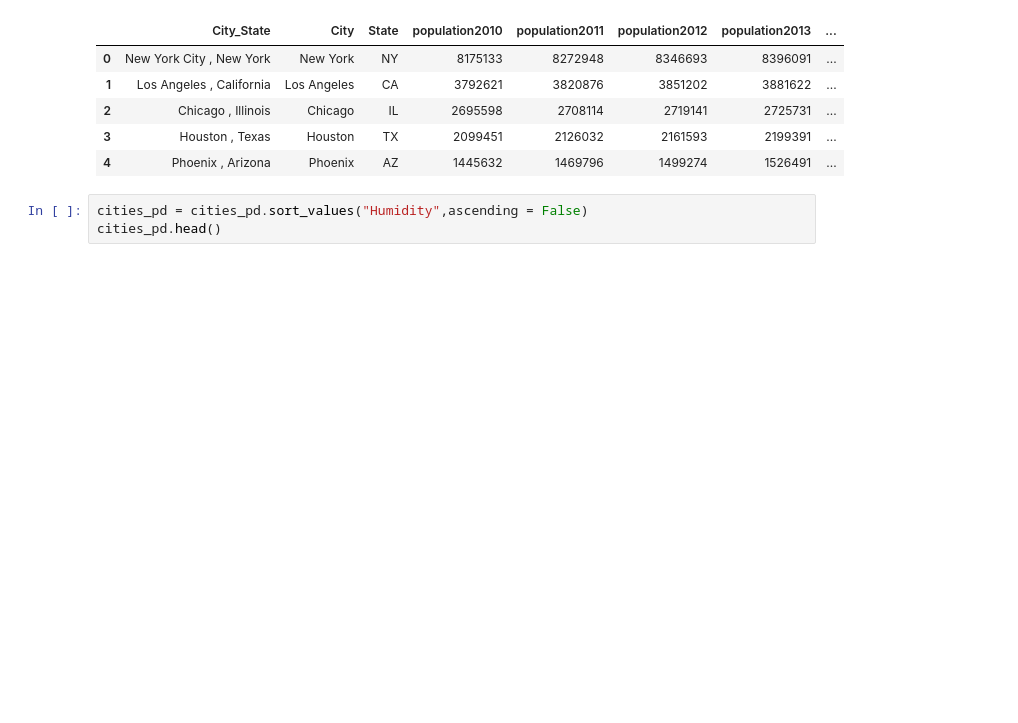
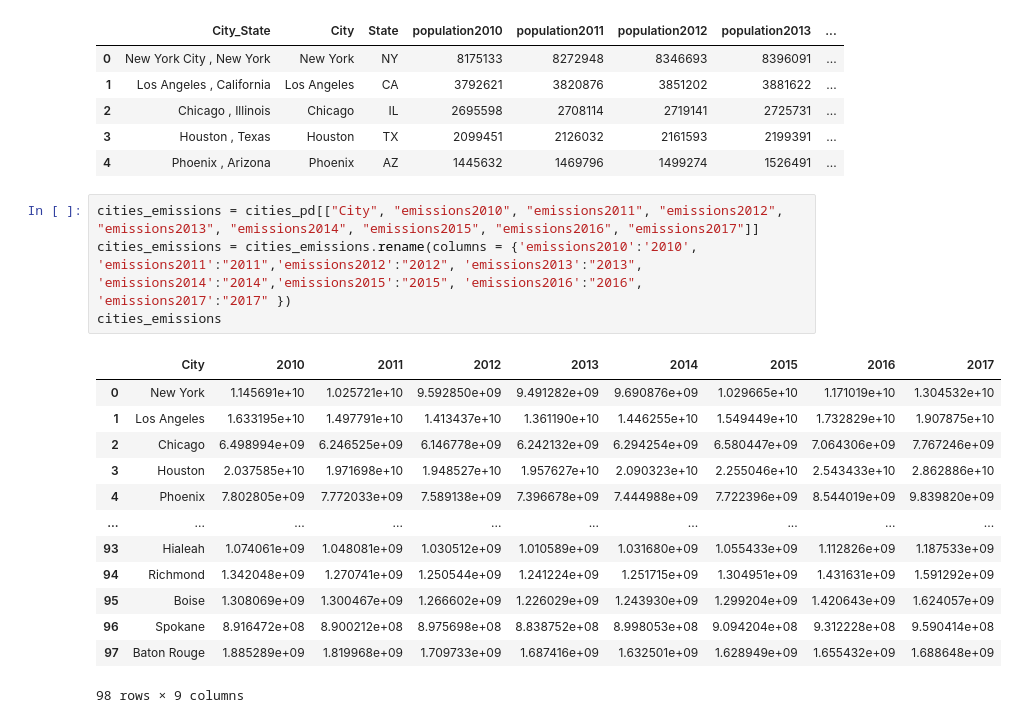
Before and after one commit to shadiaduery/bootcamp-group_project-3, a Jupyter notebook: Analysis/Graphs.ipynb, the cells around one changed output. Saved outputs shown, nothing was run; the diff lists cells and outputs as text; blank space fills up the shorter version.

```diff
--- a/Analysis/Graphs.ipynb
+++ b/Analysis/Graphs.ipynb
@@ -17,6 +17,21 @@ cities_pd.head()
 | 2 | Chicago , Illinois | Chicago | IL | 2695598 | 2708114 | 2719141 | 2725731 | ... |
 | 3 | Houston , Texas | Houston | TX | 2099451 | 2126032 | 2161593 | 2199391 | ... |
 | 4 | Phoenix , Arizona | Phoenix | AZ | 1445632 | 1469796 | 1499274 | 1526491 | ... |
-# %%
-cities_pd = cities_pd.sort_values("Humidity",ascending = False)
-cities_pd.head()
+# %%
+cities_emissions = cities_pd[["City", "emissions2010", "emissions2011", "emissions2012", "emissions2013", "emissions2014", "emissions2015", "emissions2016", "emissions2017"]]
+cities_emissions = cities_emissions.rename(columns = {'emissions2010':'2010', 'emissions2011':"2011",'emissions2012':"2012", 'emissions2013':"2013", 'emissions2014':"2014",'emissions2015':"2015", 'emissions2016':"2016", 'emissions2017':"2017" })
+cities_emissions
+# %% [output]
+|  | City | 2010 | 2011 | 2012 | 2013 | 2014 | 2015 | 2016 | 2017 |
+| 0 | New York | 1.145691e+10 | 1.025721e+10 | 9.592850e+09 | 9.491282e+09 | 9.690876e+09 | 1.029665e+10 | 1.171019e+10 | 1.304532e+10 |
+| 1 | Los Angeles | 1.633195e+10 | 1.497791e+10 | 1.413437e+10 | 1.361190e+10 | 1.446255e+10 | 1.549449e+10 | 1.732829e+10 | 1.907875e+10 |
+| 2 | Chicago | 6.498994e+09 | 6.246525e+09 | 6.146778e+09 | 6.242132e+09 | 6.294254e+09 | 6.580447e+09 | 7.064306e+09 | 7.767246e+09 |
+| 3 | Houston | 2.037585e+10 | 1.971698e+10 | 1.948527e+10 | 1.957627e+10 | 2.090323e+10 | 2.255046e+10 | 2.543433e+10 | 2.862886e+10 |
+| 4 | Phoenix | 7.802805e+09 | 7.772033e+09 | 7.589138e+09 | 7.396678e+09 | 7.444988e+09 | 7.722396e+09 | 8.544019e+09 | 9.839820e+09 |
+| ... | ... | ... | ... | ... | ... | ... | ... | ... | ... |
+| 93 | Hialeah | 1.074061e+09 | 1.048081e+09 | 1.030512e+09 | 1.010589e+09 | 1.031680e+09 | 1.055433e+09 | 1.112826e+09 | 1.187533e+09 |
+| 94 | Richmond | 1.342048e+09 | 1.270741e+09 | 1.250544e+09 | 1.241224e+09 | 1.251715e+09 | 1.304951e+09 | 1.431631e+09 | 1.591292e+09 |
+| 95 | Boise | 1.308069e+09 | 1.300467e+09 | 1.266602e+09 | 1.226029e+09 | 1.243930e+09 | 1.299204e+09 | 1.420643e+09 | 1.624057e+09 |
+| 96 | Spokane | 8.916472e+08 | 8.900212e+08 | 8.975698e+08 | 8.838752e+08 | 8.998053e+08 | 9.094204e+08 | 9.312228e+08 | 9.590414e+08 |
+| 97 | Baton Rouge | 1.885289e+09 | 1.819968e+09 | 1.709733e+09 | 1.687416e+09 | 1.632501e+09 | 1.628949e+09 | 1.655432e+09 | 1.688648e+09 |
+98 rows × 9 columns
```
Also changed, not shown: parts of 1 cell of this notebook, 2 other files.
